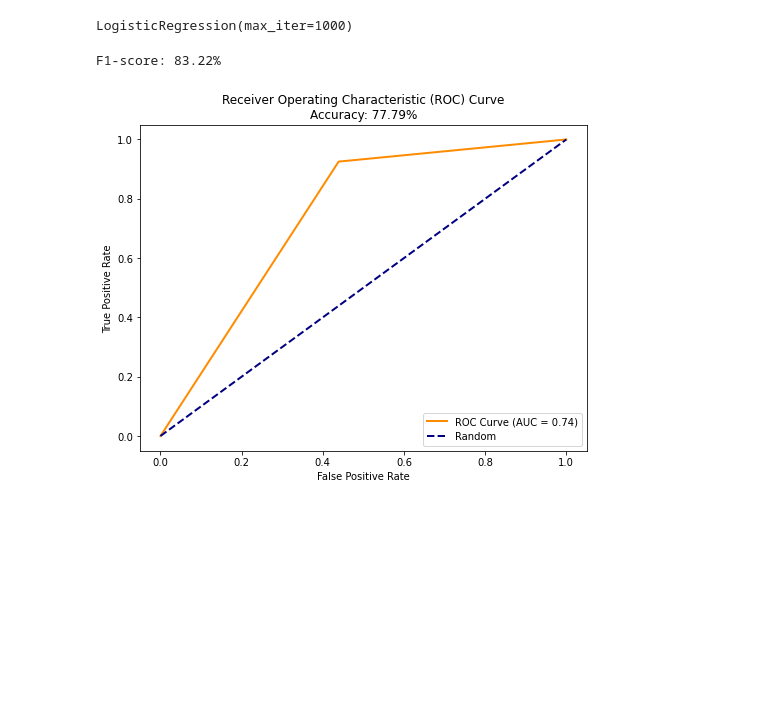
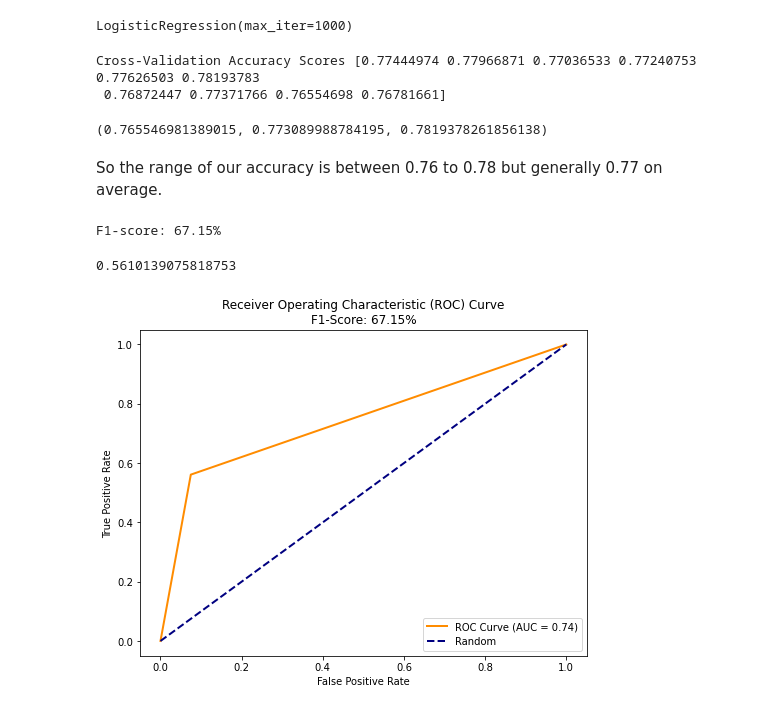
Before and after one commit to Rhino-byte/Tz_Boreholes, a Jupyter notebook: student.ipynb, the cells around one changed output. Cells and saved outputs as stored; diff of their text form; code cells hidden in the pictures; blank space fills up the shorter version.

```diff
--- a/student.ipynb
+++ b/student.ipynb
@@ -518,7 +488,7 @@ dtype: int64
 Final_data =pd.merge(num_data,encoded_data,how='left',left_index=True,right_index=True)
 # %%
 # Define response variable
-Y=new_data.status_group.map({'functional':1,'non functional':0})
+Y=new_data.status_group.map({'functional':0,'non functional':1})
 # %% [markdown]
 #### 4). Split the Train and Test data
 # %%
@@ -550,26 +502,47 @@ Model = LogisticRegression(max_iter=1000)
 Model.fit(X_train,y_train)
 # %% [output]
 LogisticRegression(max_iter=1000)
+# %%
+# Perform cross validation of the model
+scores = cross_val_score(Model, X_train, y_train, cv=10)
+print('Cross-Validation Accuracy Scores', scores)
+# %% [output]
+Cross-Validation Accuracy Scores [0.77444974 0.77966871 0.77036533 0.77240753 0.77626503 0.78193783
+ 0.76872447 0.77371766 0.76554698 0.76781661]
+# %%
+scores = pd.Series(scores)
+scores.min(), scores.mean(), scores.max()
+# %% [output]
+(0.765546981389015, 0.773089988784195, 0.7819378261856138)
+# %% [markdown]
+So the range of our accuracy is between 0.76 to 0.78 but generally 0.77 on average.
 # %%
 y_pred=Model.predict(X_test)
 f1score =f1_score(y_test,y_pred)
 accuracy =accuracy_score(y_test,y_pred)
 print("F1-score: {:.2f}%".format(f1score * 100))
 # %% [output]
-F1-score: 83.22%
+F1-score: 67.15%
+# %%
+precision_score(y_test,y_pred)
+recall_score(y_test,y_pred)
+# %% [output]
+0.5610139075818753
 # %%
-fpr, tpr, thresholds = roc_curve(y_test, y_pred )
-roc_auc = auc(fpr, tpr)
+def plot_roc(y_test,y_pred,f1_score):
+    fpr, tpr, thresholds = roc_curve(y_test, y_pred )
+    roc_auc = auc(fpr, tpr)
 
-plt.figure(figsize=(8, 6))
-plt.plot(fpr, tpr, color='darkorange', lw=2,
-         label=f'ROC Curve (AUC = {roc_auc:.2f})')
-plt.plot([0, 1], [0, 1], color='navy', lw=2, linestyle='--', label='Random')
-plt.xlabel('False Positive Rate')
-plt.ylabel('True Positive Rate')
-plt.title('Receiver Operating Characteristic (ROC) Curve\nAccuracy: {:.2f}%'.format(
-    accuracy * 100))
-plt.legend(loc="lower right")
-plt.show()
+    plt.figure(figsize=(8, 6))
+    plt.plot(fpr, tpr, color='darkorange', lw=2,
+            label=f'ROC Curve (AUC = {roc_auc:.2f})')
+    plt.plot([0, 1], [0, 1], color='navy', lw=2, linestyle='--', label='Random')
+    plt.xlabel('False Positive Rate')
+    plt.ylabel('True Positive Rate')
+    plt.title('Receiver Operating Characteristic (ROC) Curve\nF1-Score: {:.2f}%'.format(
+        f1_score * 100))
+    plt.legend(loc="lower right")
+    plt.show()
+plot_roc(y_test,y_pred,f1score)
 # %% [output]
-[figure, old version]
+[figure, new version]
```
Also changed, not shown: parts of 47 cells of this notebook, 1 other file.
